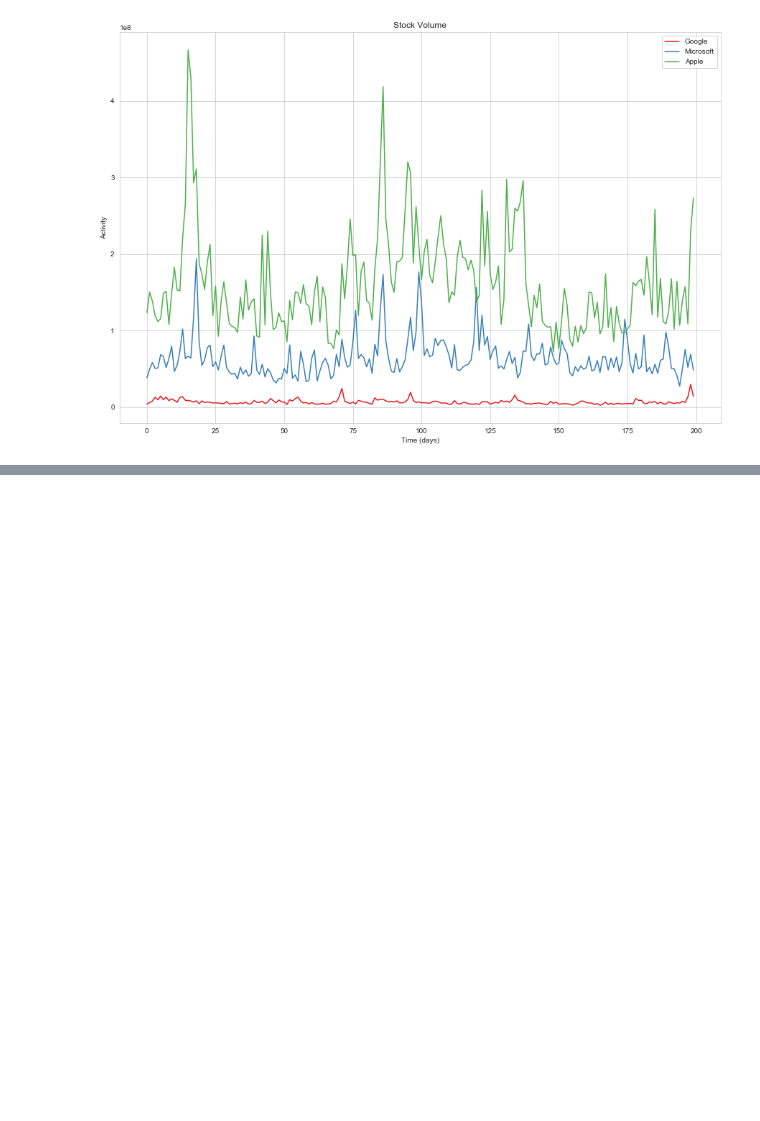
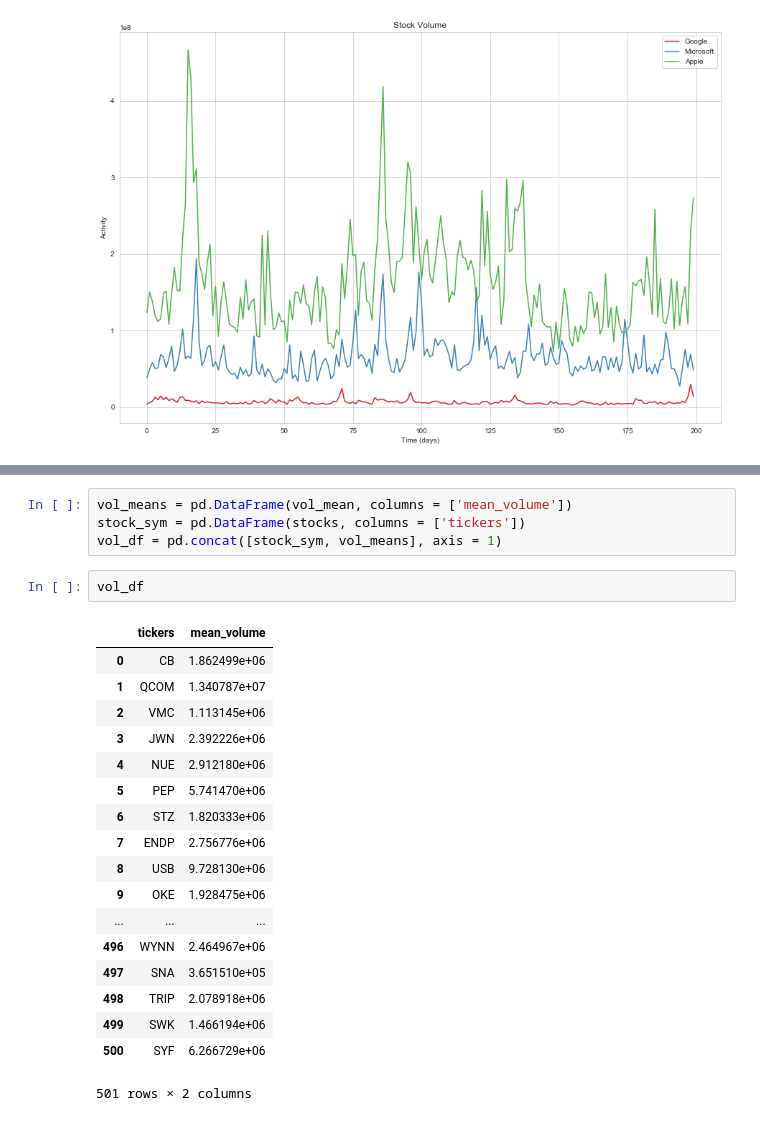
Before and after one commit to MissAle17/dsc-4-final-project-online-ds-sp-000, a Jupyter notebook: student.ipynb, the cells around one changed output, grey strips where cells are left out. Cells and saved outputs as stored; diff of their text form; blank space fills up the shorter version.

```diff
--- a/student.ipynb
+++ b/student.ipynb
@@ -316,0 +328,25 @@ plt.show()
+# %%
+vol_means = pd.DataFrame(vol_mean, columns = ['mean_volume'])
+stock_sym = pd.DataFrame(stocks, columns = ['tickers'])
+vol_df = pd.concat([stock_sym, vol_means], axis = 1)
+# %%
+vol_df
+# %% [output]
+|  | tickers | mean_volume |
+| 0 | CB | 1.862499e+06 |
+| 1 | QCOM | 1.340787e+07 |
+| 2 | VMC | 1.113145e+06 |
+| 3 | JWN | 2.392226e+06 |
+| 4 | NUE | 2.912180e+06 |
+| 5 | PEP | 5.741470e+06 |
+| 6 | STZ | 1.820333e+06 |
+| 7 | ENDP | 2.756776e+06 |
+| 8 | USB | 9.728130e+06 |
+| 9 | OKE | 1.928475e+06 |
+| ... | ... | ... |
+| 496 | WYNN | 2.464967e+06 |
+| 497 | SNA | 3.651510e+05 |
+| 498 | TRIP | 2.078918e+06 |
+| 499 | SWK | 1.466194e+06 |
+| 500 | SYF | 6.266729e+06 |
+501 rows × 2 columns
```
Also changed, not shown: parts of 15 cells of this notebook.
